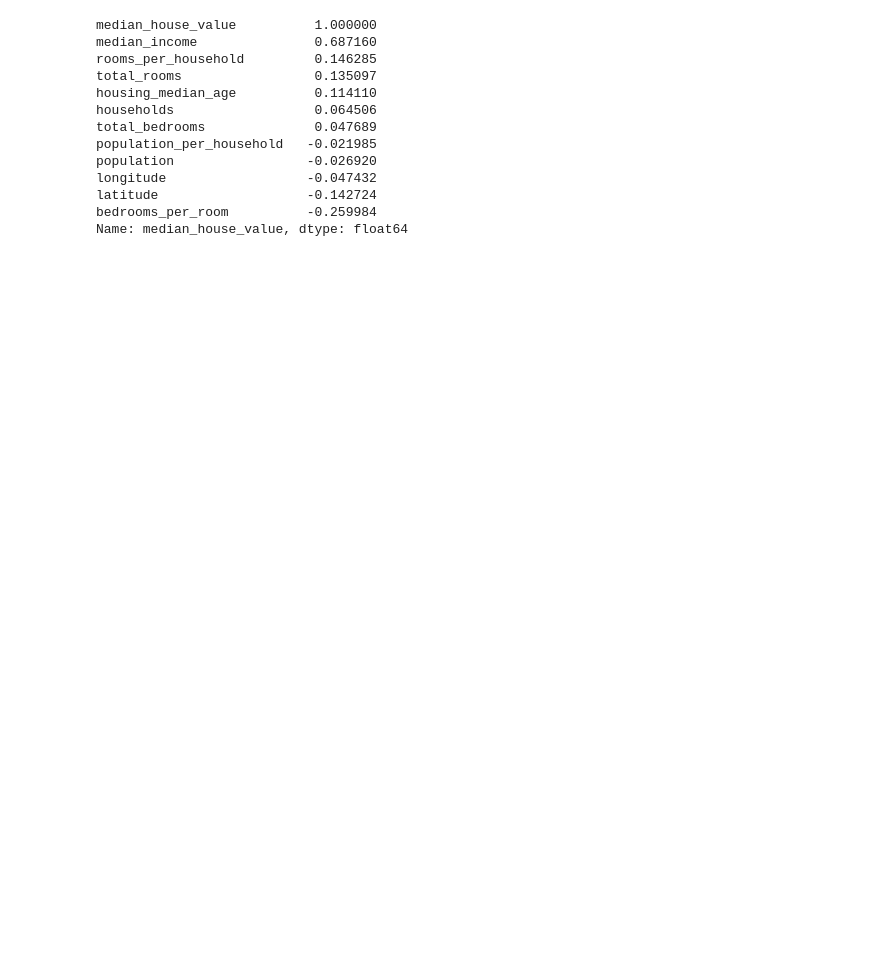
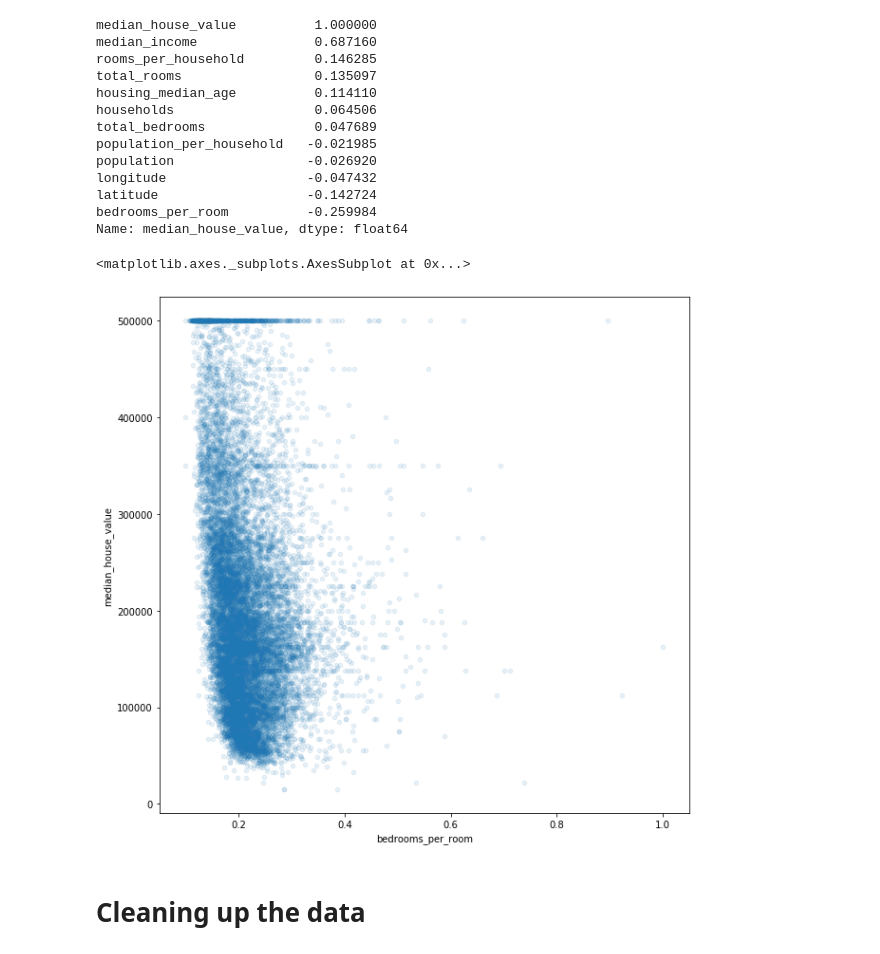
Before and after one commit to kaushikdayalan/housing-price-prediction, a Jupyter notebook: housing.ipynb, the cells around one changed output. Cells and saved outputs as stored; diff of their text form; code cells hidden in the pictures; blank space fills up the shorter version.

Commit message:
cleaning data

```diff
--- a/housing.ipynb
+++ b/housing.ipynb
@@ -264,3 +264,10 @@ longitude                  -0.047432
 latitude                   -0.142724
 bedrooms_per_room          -0.259984
 Name: median_house_value, dtype: float64
+# %%
+housing.plot(kind="scatter",y="median_house_value",x="bedrooms_per_room",alpha=0.1,figsize=(10,10))
+# %% [output]
+<matplotlib.axes._subplots.AxesSubplot at 0x...>
+[figure, added]
+# %% [markdown]
+# Cleaning up the data
```
Also changed, not shown: parts of 4 cells of this notebook.
